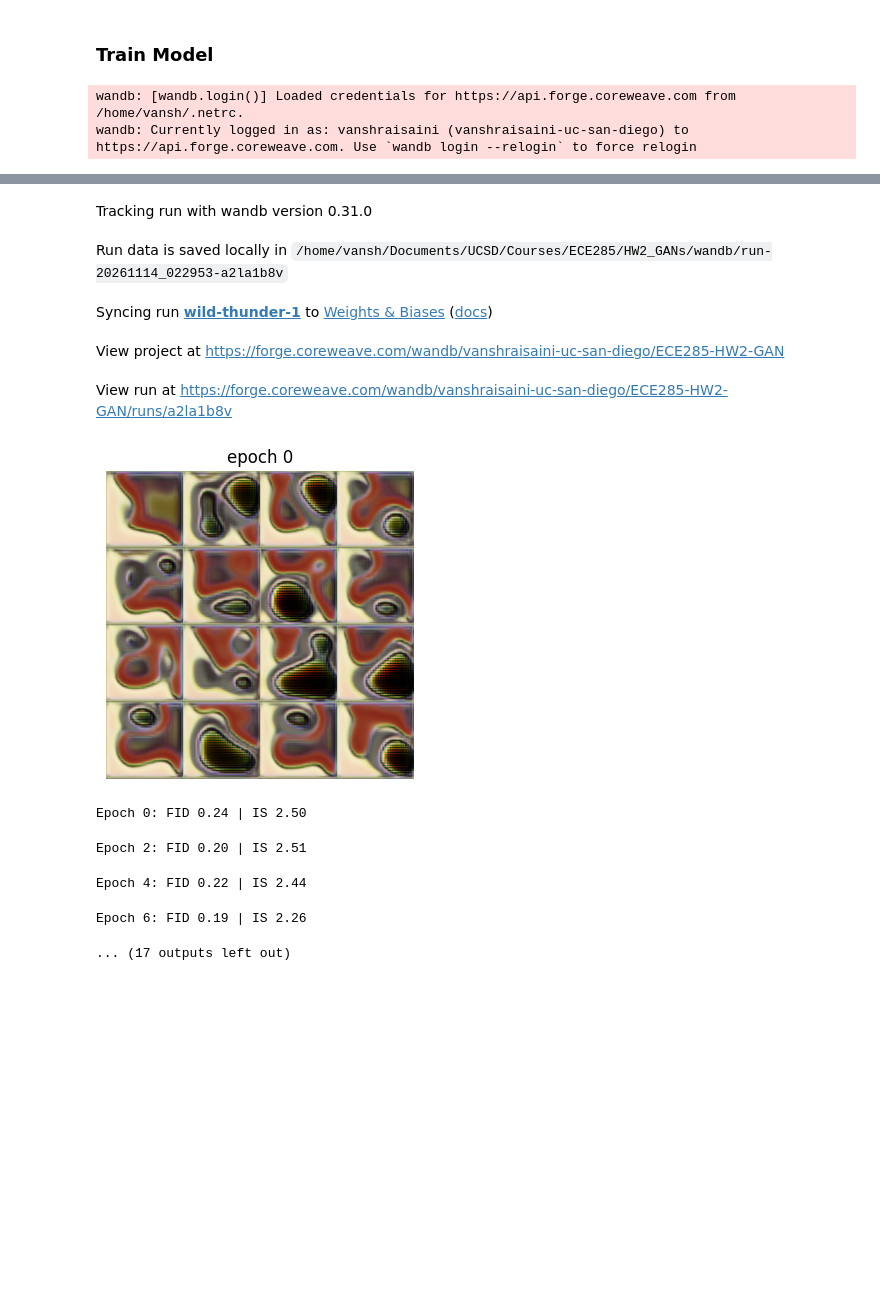
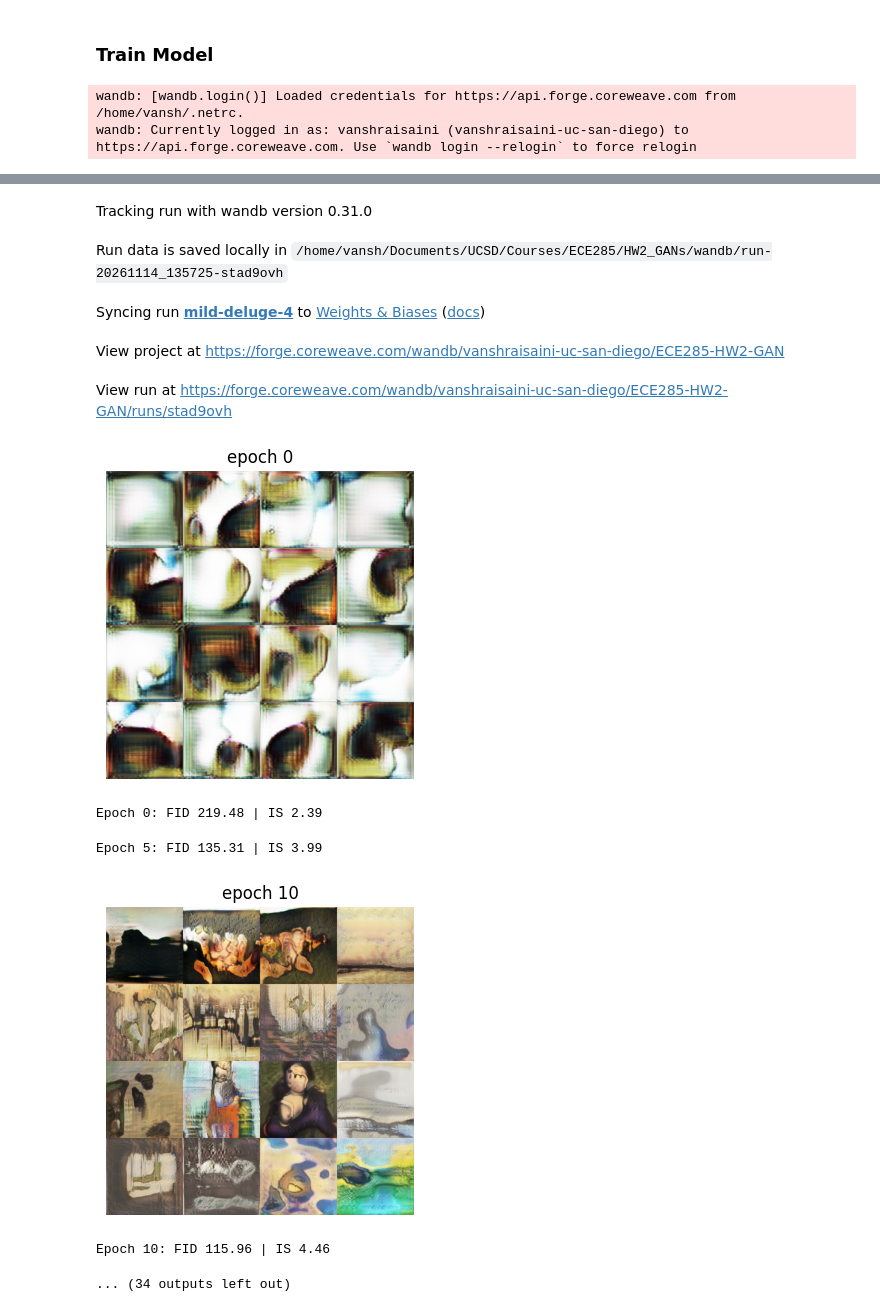
Before and after one commit to vanshraisaini/Deep-Generative-Models, a Jupyter notebook: HW2_GANs/GANs_experiments.ipynb, the cells around one changed output, grey strips where cells are left out. Saved outputs shown, nothing was run; the diff lists cells and outputs as text; code cells hidden in the pictures; blank space fills up the shorter version.

```diff
--- a/HW2_GANs/GANs_experiments.ipynb
+++ b/HW2_GANs/GANs_experiments.ipynb
@@ -50,9 +49,12 @@ Label: Abstract_Expressionism
 # Model Training
 # %%
 BATCH_SIZE = 64       # 128x128 at batch 64 uses ~1.5 GB with bf16
-EPOCHS = 40
-LR = 0.0002
-BETAS = (0.5, 0.999)
+EPOCHS = 100
+LR_G = 0.0002
+LR_D = 0.0002
+BETAS = (0.0, 0.99)    # StyleGAN setting
+R1_GAMMA = 1.0         # weight of the R1 gradient penalty on D (replaces spectral norm)
+R1_EVERY = 4           # lazy regularization: only compute R1 every 4th D step (saves time)
 DEVICE = "cuda"
 DTYPE = torch.float32
 USE_AMP = True         # bf16 mixed precision: faster and uses less memory, no GradScaler needed
@@ -60,7 +62,7 @@ LATENT_DIM = 128
 NUM_WORKERS = 8          # decoding the full-size WikiArt JPEGs is the bottleneck, not the GPU
 EVAL_SAMPLES = 1000
 EVAL_BATCH = 50
-EVAL_EVERY = 2           # epochs between FID / IS evaluations (+ checkpoint)
+EVAL_EVERY = 5           # epochs between FID / IS evaluations (+ checkpoint)
 SAMPLE_EVERY = 10        # epochs between saving a grid of generated images
 NUM_SAMPLE_IMAGES = 16   # use a square number (4x4 grid)
 CHECKPOINT_DIR = "checkpoints"
@@ -77,8 +79,8 @@ data_loader = DataLoader(dataset=dataset, batch_size=BATCH_SIZE, shuffle=True,
                          persistent_workers=True)
 
 # two optimizers, one per network
-optimizer_G = torch.optim.Adam(gan.generator.parameters(), lr=LR, betas=BETAS)
-optimizer_D = torch.optim.Adam(gan.discriminator.parameters(), lr=LR, betas=BETAS)
+optimizer_G = torch.optim.Adam(gan.generator.parameters(), lr=LR_G, betas=BETAS)
+optimizer_D = torch.optim.Adam(gan.discriminator.parameters(), lr=LR_D, betas=BETAS)
 
 print("G params (M):", sum(p.numel() for p in gan.generator.parameters()) / 1e6)
 print("D params (M):", sum(p.numel() for p in gan.discriminator.parameters()) / 1e6)
@@ -93,7 +95,11 @@ real_idx = torch.randperm(len(dataset), generator=g)[:EVAL_SAMPLES].tolist()
 real_loader = DataLoader(Subset(dataset, real_idx), batch_size=EVAL_BATCH, shuffle=False,
                          num_workers=NUM_WORKERS)
 
-fid_metric = FID(device=DEVICE)             # update((generated, real))
+# NOTE: FID(device=...) alone compares 1000-d softmax outputs, which is NOT standard FID.
+# Standard FID uses the 2048-d pool features of InceptionV3:
+fid_metric = FID(num_features=2048,
+                 feature_extractor=InceptionModel(return_features=True, device=DEVICE),
+                 device=DEVICE)             # update((generated, real))
 is_metric  = InceptionScore(device=DEVICE)  # update(generated)
 
 IMAGENET_MEAN = torch.tensor([0.485, 0.456, 0.406], device=DEVICE).view(1, 3, 1, 1)
@@ -163,8 +169,9 @@ def save_samples(epoch, step, out_dir):
 os.makedirs(CHECKPOINT_DIR, exist_ok=True)
 
 run = wandb.init(project="ECE285-HW2-GAN", config=dict(
-    batch_size=BATCH_SIZE, epochs=EPOCHS, lr=LR, betas=BETAS,
-    latent_dim=LATENT_DIM, image_size=IMAGE_SIZE, loss="hinge", amp=USE_AMP,
+    batch_size=BATCH_SIZE, epochs=EPOCHS, lr_G=LR_G, lr_D=LR_D, betas=BETAS,
+    latent_dim=LATENT_DIM, image_size=IMAGE_SIZE, loss="non-saturating + R1",
+    r1_gamma=R1_GAMMA, r1_every=R1_EVERY, amp=USE_AMP,
 ))
 
 # one sub-folder per run so different runs don't overwrite each other
@@ -181,6 +188,12 @@ for epoch in range(EPOCHS):
         with torch.autocast("cuda", dtype=torch.bfloat16, enabled=USE_AMP):
             fake = gan.generate(real.shape[0])
             loss_D, real_score, fake_score = gan.discriminator_loss(real, fake)
+
+        # R1 penalty keeps D smooth around real images. Computed in fp32 (outside autocast)
+        # on half the batch, and scaled by R1_EVERY since it only runs every R1_EVERY steps.
+        if step % R1_EVERY == 0:
+            r1 = gan.r1_penalty(real[: real.shape[0] // 2])
+            loss_D = loss_D + R1_GAMMA / 2 * r1 * R1_EVERY
         optimizer_D.zero_grad()
         loss_D.backward()
         optimizer_D.step()
@@ -198,40 +211,41 @@ for epoch in range(EPOCHS):
                 "loss/generator": loss_G.item(),
                 "score/real": real_score.item(),   # should stay above fake_score but not run away
                 "score/fake": fake_score.item(),
+                "loss/r1": r1.item(),
                 "train/epoch": epoch,
             }, step=step)
             pbar.set_postfix(D=f"{loss_D.item():.3f}", G=f"{loss_G.item():.3f}")
         step += 1
 
     if epoch % SAMPLE_EVERY == 0 or epoch == EPOCHS - 1:
         save_samples(epoch, step, run_results_dir)
 
     if epoch % EVAL_EVERY == 0 or epoch == EPOCHS - 1:
         fid, is_score = evaluate()
         wandb.log({"eval/fid": fid, "eval/inception_score": is_score}, step=step)
         print(f"Epoch {epoch}: FID {fid:.2f} | IS {is_score:.2f}")
 
         torch.save({
             "generator_state_dict": gan.generator.state_dict(),
             "discriminator_state_dict": gan.discriminator.state_dict(),
             "optimizer_G_state_dict": optimizer_G.state_dict(),
             "optimizer_D_state_dict": optimizer_D.state_dict(),
             "epoch": epoch,
         }, os.path.join(CHECKPOINT_DIR, f"gan_epoch_{epoch}.pt"))
 
 run.finish()
 # %% [output]
 wandb: [wandb.login()] Loaded credentials for https://api.forge.coreweave.com from /home/vansh/.netrc.
 wandb: Currently logged in as: vanshraisaini (vanshraisaini-uc-san-diego) to https://api.forge.coreweave.com. Use `wandb login --relogin` to force relogin
 [interactive output not drawn]
 Tracking run with wandb version 0.31.0
-Run data is saved locally in /home/vansh/Documents/UCSD/Courses/ECE285/HW2_GANs/wandb/run-20261114_022953-a2la1b8v
+Run data is saved locally in /home/vansh/Documents/UCSD/Courses/ECE285/HW2_GANs/wandb/run-20261114_135725-stad9ovh
-Syncing run wild-thunder-1 to Weights & Biases (docs)
+Syncing run mild-deluge-4 to Weights & Biases (docs)
 View project at https://forge.coreweave.com/wandb/vanshraisaini-uc-san-diego/ECE285-HW2-GAN
-View run at https://forge.coreweave.com/wandb/vanshraisaini-uc-san-diego/ECE285-HW2-GAN/runs/a2la1b8v
+View run at https://forge.coreweave.com/wandb/vanshraisaini-uc-san-diego/ECE285-HW2-GAN/runs/stad9ovh
-[figure, old version]
+[figure, new version]
-Epoch 0: FID 0.24 | IS 2.50
+Epoch 0: FID 219.48 | IS 2.39
-Epoch 2: FID 0.20 | IS 2.51
+Epoch 5: FID 135.31 | IS 3.99
+[figure, added]
-Epoch 4: FID 0.22 | IS 2.44
+Epoch 10: FID 115.96 | IS 4.46
-Epoch 6: FID 0.19 | IS 2.26
+... (34 outputs left out)
-... (17 outputs left out)
```
Also changed, not shown: parts of 3 cells of this notebook, 3 other files.
